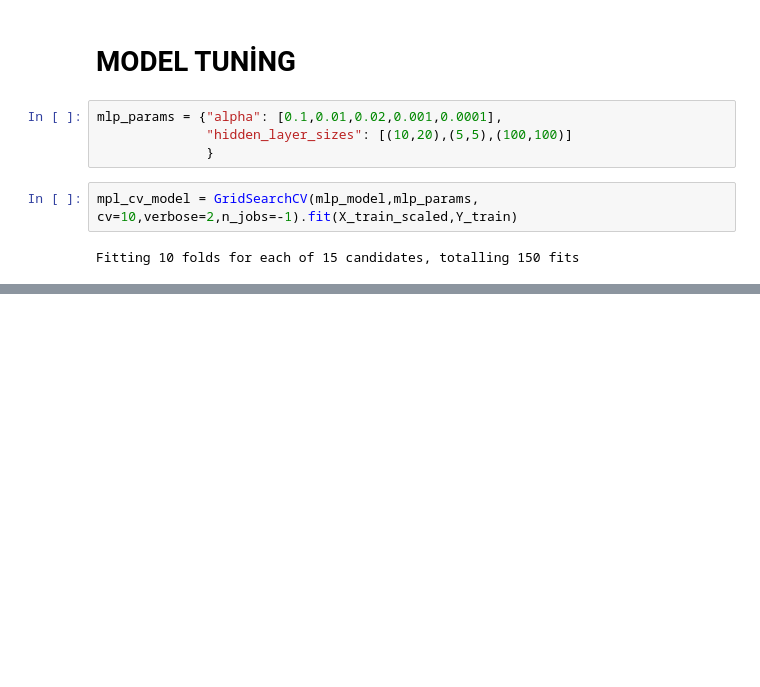
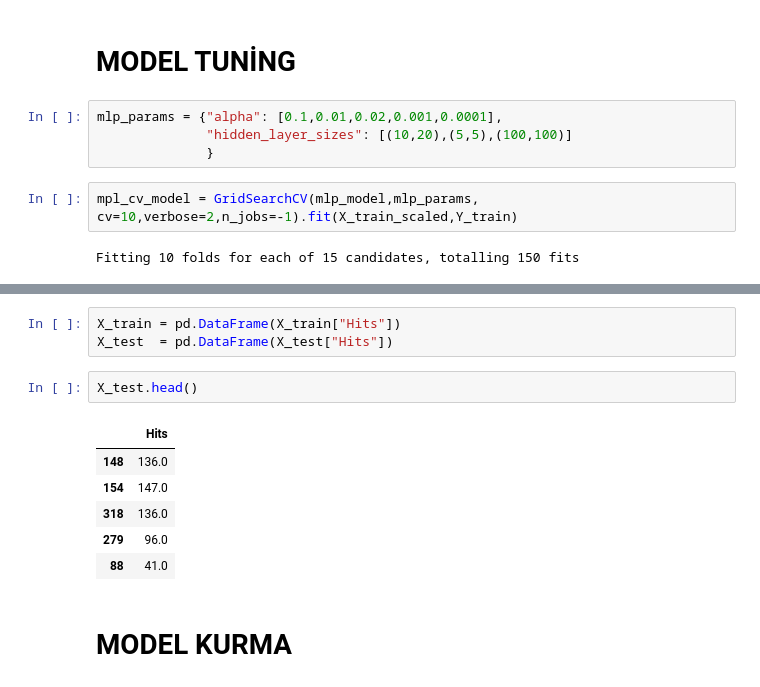
Before and after one commit to giraydorukyurt7/Data_Science-And-Artificial_Intelligence-Journeys, a Jupyter notebook: Machine_Learning/non-linear_regression/non-linear_regression.ipynb, the cells around one changed output, grey strips where cells are left out. Drawn from its saved outputs; the diff is of its cells as text; blank space fills up the shorter version.

```diff
--- a/Machine_Learning/non-linear_regression/non-linear_regression.ipynb
+++ b/Machine_Learning/non-linear_regression/non-linear_regression.ipynb
@@ -362,0 +380,14 @@ np.float64(353.74227742374114)
+# %%
+X_train = pd.DataFrame(X_train["Hits"])
+X_test  = pd.DataFrame(X_test["Hits"])
+# %%
+X_test.head()
+# %% [output]
+|  | Hits |
+| 148 | 136.0 |
+| 154 | 147.0 |
+| 318 | 136.0 |
+| 279 | 96.0 |
+| 88 | 41.0 |
+# %% [markdown]
+# MODEL KURMA
```
Also changed, not shown: parts of 37 cells of this notebook.
